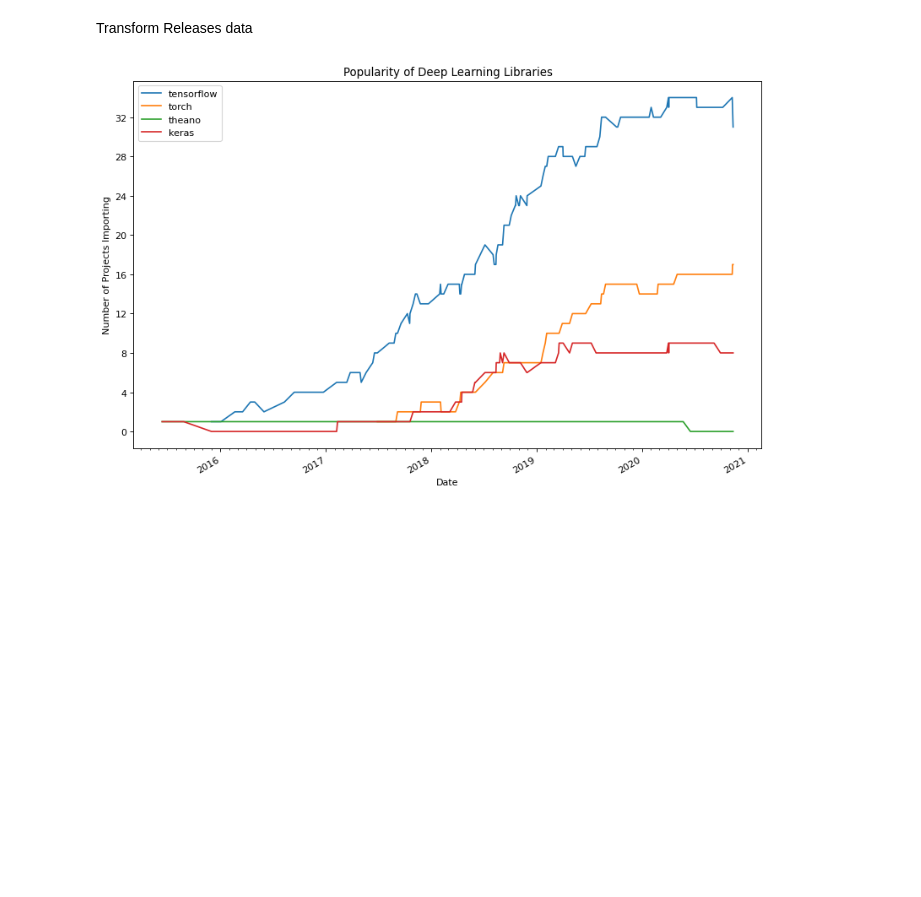
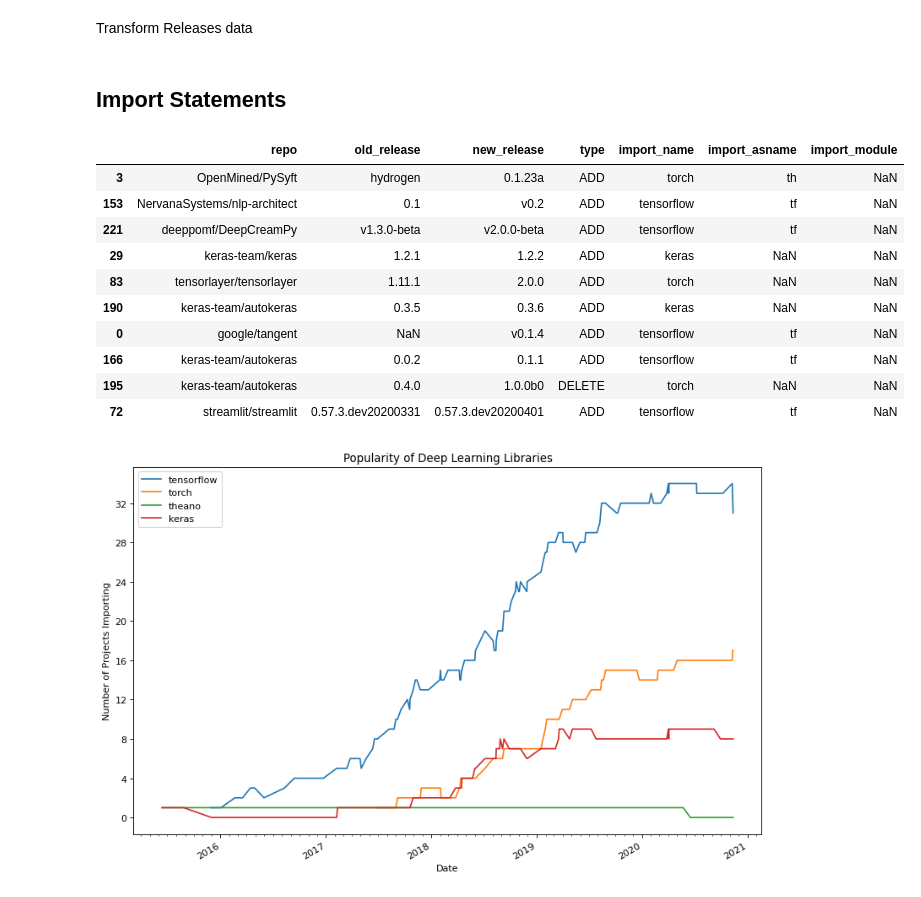
Before and after one commit to brombaut/CISC873_TermProject, a Jupyter notebook: analytics/dl_lib_evo_analytics.ipynb, the cells around one changed output. Cells and saved outputs as stored; diff of their text form; code cells hidden in the pictures; blank space fills up the shorter version.

```diff
--- a/analytics/dl_lib_evo_analytics.ipynb
+++ b/analytics/dl_lib_evo_analytics.ipynb
@@ -46,6 +48,25 @@ Transform Releases data
 releases_raw['date'] = pd.to_datetime(releases_raw['date_time'])
 releases = releases_raw.drop(columns=['year', 'month', 'day', 'time', 'date_time'])
 ml_repo_import_diffs_timeline['date'] = pd.to_datetime(ml_repo_import_diffs_timeline['date'])
+# %% [markdown]
+## Import Statements
+# %%
+# ml_imports.sample(10)
+ml_imports_diffs.sample(10)
+# ml_repo_imports.sample(10)
+ml_repo_import_diffs.sample(10)
+# %% [output]
+|  | repo | old_release | new_release | type | import_name | import_asname | import_module |
+| 3 | OpenMined/PySyft | hydrogen | 0.1.23a | ADD | torch | th | NaN |
+| 153 | NervanaSystems/nlp-architect | 0.1 | v0.2 | ADD | tensorflow | tf | NaN |
+| 221 | deeppomf/DeepCreamPy | v1.3.0-beta | v2.0.0-beta | ADD | tensorflow | tf | NaN |
+| 29 | keras-team/keras | 1.2.1 | 1.2.2 | ADD | keras | NaN | NaN |
+| 83 | tensorlayer/tensorlayer | 1.11.1 | 2.0.0 | ADD | torch | NaN | NaN |
+| 190 | keras-team/autokeras | 0.3.5 | 0.3.6 | ADD | keras | NaN | NaN |
+| 0 | google/tangent | NaN | v0.1.4 | ADD | tensorflow | tf | NaN |
+| 166 | keras-team/autokeras | 0.0.2 | 0.1.1 | ADD | tensorflow | tf | NaN |
+| 195 | keras-team/autokeras | 0.4.0 | 1.0.0b0 | DELETE | torch | NaN | NaN |
+| 72 | streamlit/streamlit | 0.57.3.dev20200331 | 0.57.3.dev20200401 | ADD | tensorflow | tf | NaN |
 # %%
 theano_counts = ml_repo_import_diffs_timeline[ml_repo_import_diffs_timeline['import'] == 'theano']
 tensorflow_counts = ml_repo_import_diffs_timeline[ml_repo_import_diffs_timeline['import'] == 'tensorflow']
```
Also changed, not shown: parts of 8 cells of this notebook, 4 other files.
